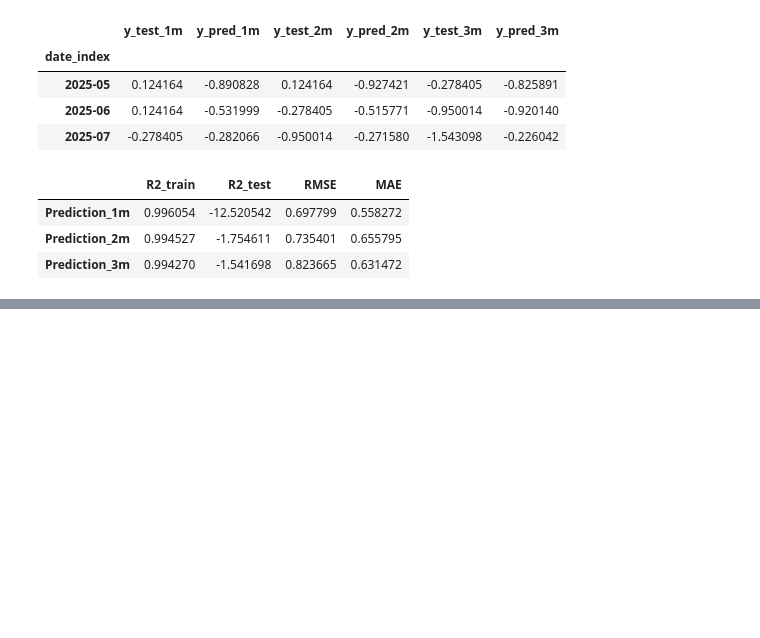
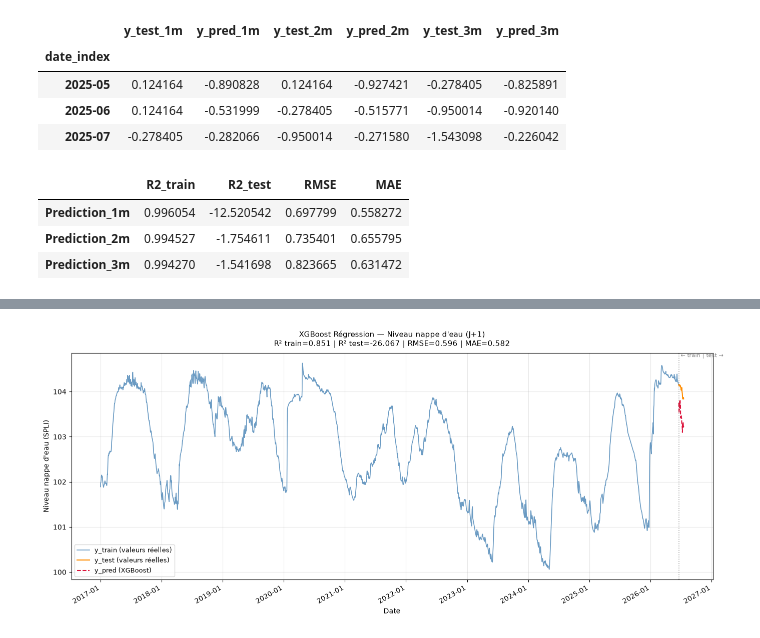
Before and after one commit to lauradmch/NappeCast-forecasting, a Jupyter notebook: notebooks/preprocessing.ipynb, the cells around one changed output, grey strips where cells are left out. Drawn from its saved outputs; the diff is of its cells as text; code cells hidden in the pictures; blank space fills up the shorter version.

Commit message:
feat: test for preprocessing

```diff
--- a/notebooks/preprocessing.ipynb
+++ b/notebooks/preprocessing.ipynb
@@ -708,0 +778,2 @@ evaluation_metrics_xgboost_reg
+# %%
+X_train, X_test, y_train, y_test = preprocessing(df)
@@ -708,0 +847,82 @@ evaluation_metrics_xgboost_reg
+# %%
+def run_xgboost_pipeline(df, n_estimators=100, learning_rate=0.1, max_depth=4,
+                         subsample=0.8, colsample_bytree=0.8, random_state=42,
+                         figsize=(14, 6)):
+    """
+    Pipeline complet : preprocessing → entraînement → métriques → visualisation.
+    """
+    # --- Preprocessing ---
+    X_train, X_test, y_train, y_test = preprocessing(df)
+
+    # --- Modèle ---
+    model = XGBRegressor(
+        n_estimators     = n_estimators,
+        learning_rate    = learning_rate,
+        max_depth        = max_depth,
+        subsample        = subsample,
+        colsample_bytree = colsample_bytree,
+        random_state     = random_state
+    )
+    model.fit(X_train, y_train)
+    y_pred = model.predict(X_test)
+
+    # --- Prédictions ---
+    predictions_df = pd.DataFrame({
+        "y_test" : y_test.values,
+        "y_pred" : y_pred
+    }, index=y_test.index)
+
+    # --- Métriques ---
+    metrics_df = pd.DataFrame({
+        "R2_train" : [model.score(X_train, y_train)],
+        "R2_test"  : [model.score(X_test, y_test)],
+        "RMSE"     : [np.sqrt(mean_squared_error(y_test, y_pred))],
+        "MAE"      : [mean_absolute_error(y_test, y_pred)]
+    }, index=["niveau_nappe_eau"])
+
+    print(metrics_df.to_string())
+
+    # --- Visualisation ---
+    fig, ax = plt.subplots(figsize=figsize)
+
+    ax.plot(y_train.index, y_train.values,
+            color="steelblue", linewidth=1.2, alpha=0.8,
+            label="y_train (valeurs réelles)")
+
+    ax.plot(predictions_df.index, predictions_df["y_test"],
+            color="darkorange", linewidth=1.5,
+            label="y_test (valeurs réelles)")
+
+    ax.plot(predictions_df.index, predictions_df["y_pred"],
+            color="crimson", linewidth=1.5, linestyle="--",
+            label="y_pred (XGBoost)")
+
+    split_date = predictions_df.index[0]
+    ax.axvline(split_date, color="gray", linestyle=":", linewidth=1.2, alpha=0.7)
+    ax.text(split_date, ax.get_ylim()[1],
+            " ← train | test →", fontsize=8, color="gray", va="top")
+
+    row = metrics_df.iloc[0]
+    ax.set_title(
+        f"XGBoost Régression — Niveau nappe d'eau (J+1)\n"
+        f"R² train={row['R2_train']:.3f} | R² test={row['R2_test']:.3f} | "
+        f"RMSE={row['RMSE']:.3f} | MAE={row['MAE']:.3f}",
+        fontsize=11, pad=10
+    )
+
+    ax.set_xlabel("Date")
+    ax.set_ylabel("Niveau nappe d'eau (SPLI)")
+    ax.xaxis.set_major_formatter(mdates.DateFormatter("%Y-%m"))
+    ax.xaxis.set_major_locator(mdates.AutoDateLocator())
+    fig.autofmt_xdate()
+    ax.legend(loc="best", fontsize=9)
+    ax.grid(True, alpha=0.3)
+    plt.tight_layout()
+    plt.show()
+
+    return predictions_df, metrics_df
+
+
+# ── Exécution ──────────────────────────────────────────────────────────────────
+predictions, metrics = run_xgboost_pipeline(df)
+# %% [output]
@@ -708,0 +931 @@ evaluation_metrics_xgboost_reg
+[figure, added]
```
Also changed, not shown: parts of 9 cells of this notebook.
